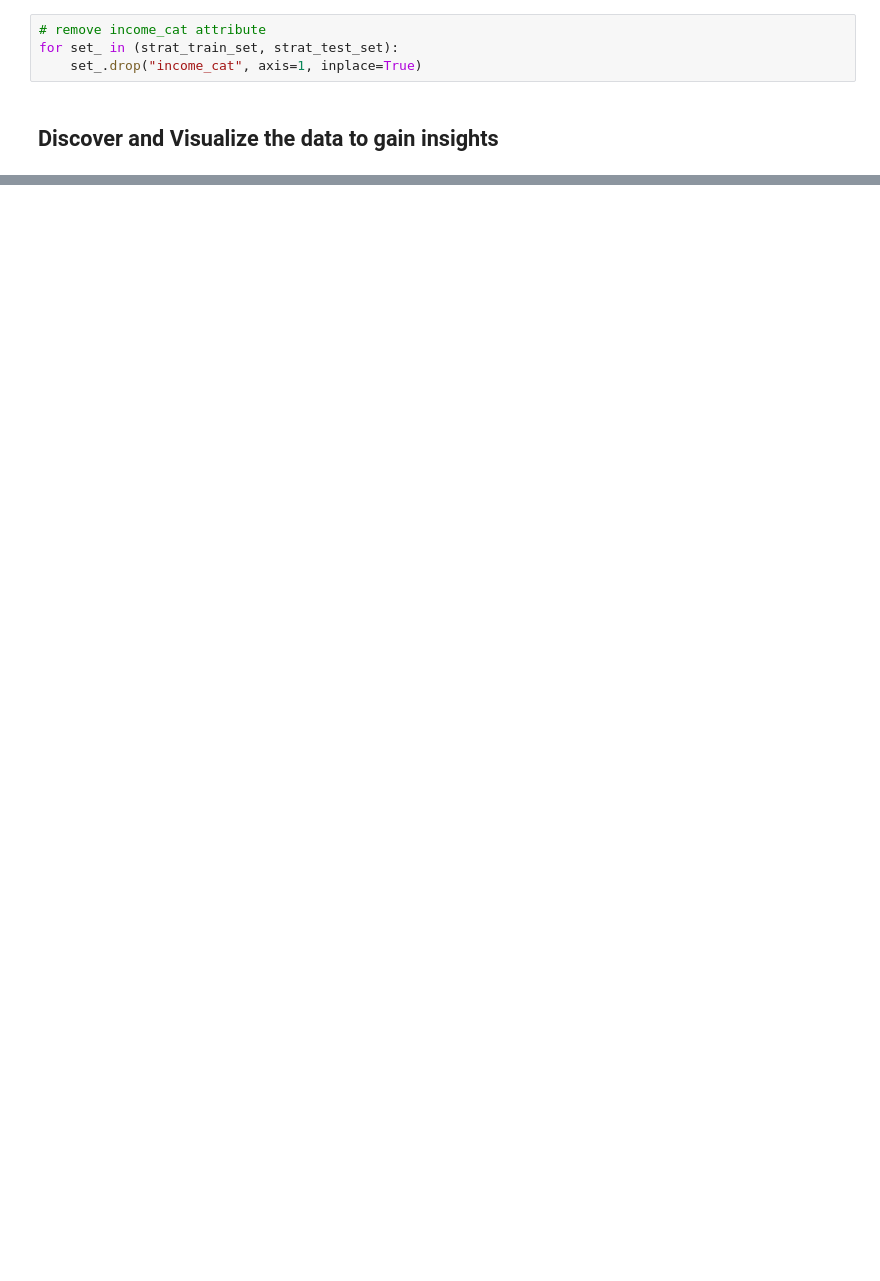
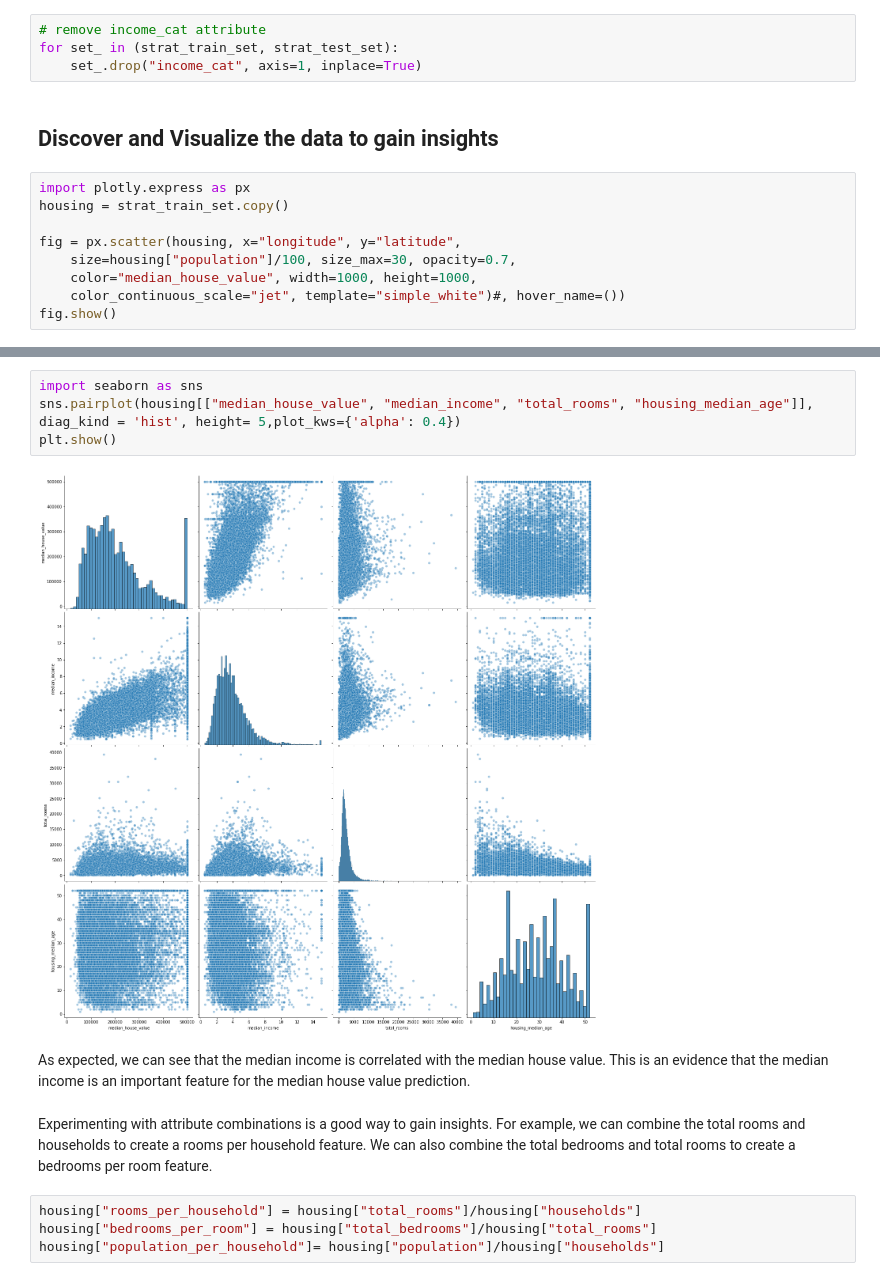
Before and after one commit to simIDe/MLTraining, a Jupyter notebook: Housing_price_prediction.ipynb, the cells around one changed output, grey strips where cells are left out. Saved outputs shown, nothing was run; the diff lists cells and outputs as text; blank space fills up the shorter version.

```diff
--- a/Housing_price_prediction.ipynb
+++ b/Housing_price_prediction.ipynb
@@ -202,3 +202,12 @@ for set_ in (strat_train_set, strat_test_set):
     set_.drop("income_cat", axis=1, inplace=True)
 # %% [markdown]
 ## Discover and Visualize the data to gain insights
+# %%
+import plotly.express as px
+housing = strat_train_set.copy()
+
+fig = px.scatter(housing, x="longitude", y="latitude",
+    size=housing["population"]/100, size_max=30, opacity=0.7,
+    color="median_house_value", width=1000, height=1000,
+    color_continuous_scale="jet", template="simple_white")#, hover_name=())
+fig.show()
@@ -204,0 +233,14 @@ for set_ in (strat_train_set, strat_test_set):
+# %%
+import seaborn as sns
+sns.pairplot(housing[["median_house_value", "median_income", "total_rooms", "housing_median_age"]], diag_kind = 'hist', height= 5,plot_kws={'alpha': 0.4})
+plt.show()
+# %% [output]
+[figure, added]
+# %% [markdown]
+As expected, we can see that the median income is correlated with the median house value. This is an evidence that the median income is an important feature for the median house value prediction.
+# %% [markdown]
+Experimenting with attribute combinations is a good way to gain insights. For example, we can combine the total rooms and households to create a rooms per household feature. We can also combine the total bedrooms and total rooms to create a bedrooms per room feature.
+# %%
+housing["rooms_per_household"] = housing["total_rooms"]/housing["households"]
+housing["bedrooms_per_room"] = housing["total_bedrooms"]/housing["total_rooms"]
+housing["population_per_household"]= housing["population"]/housing["households"]
```
Also changed, not shown: parts of 23 cells of this notebook.
